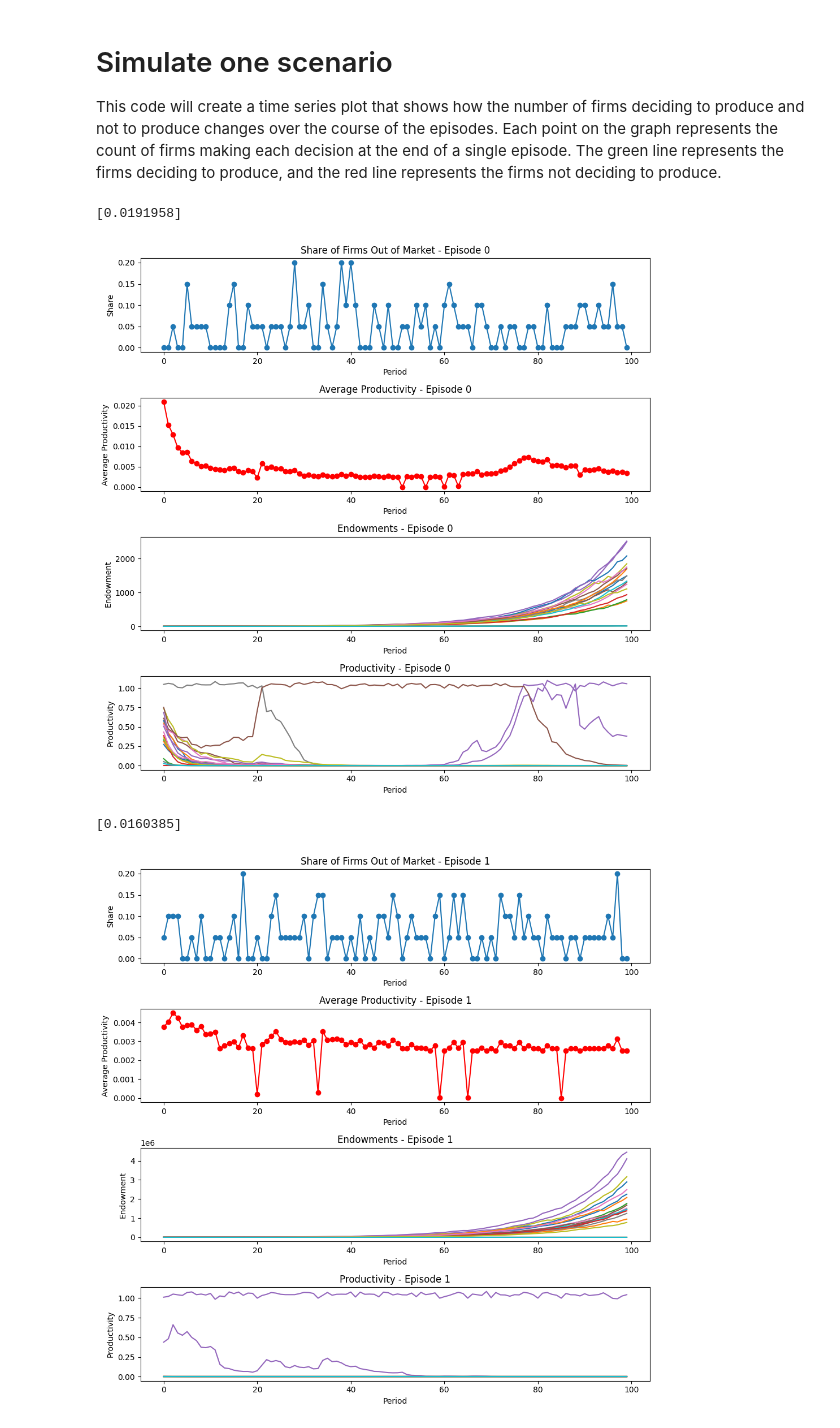
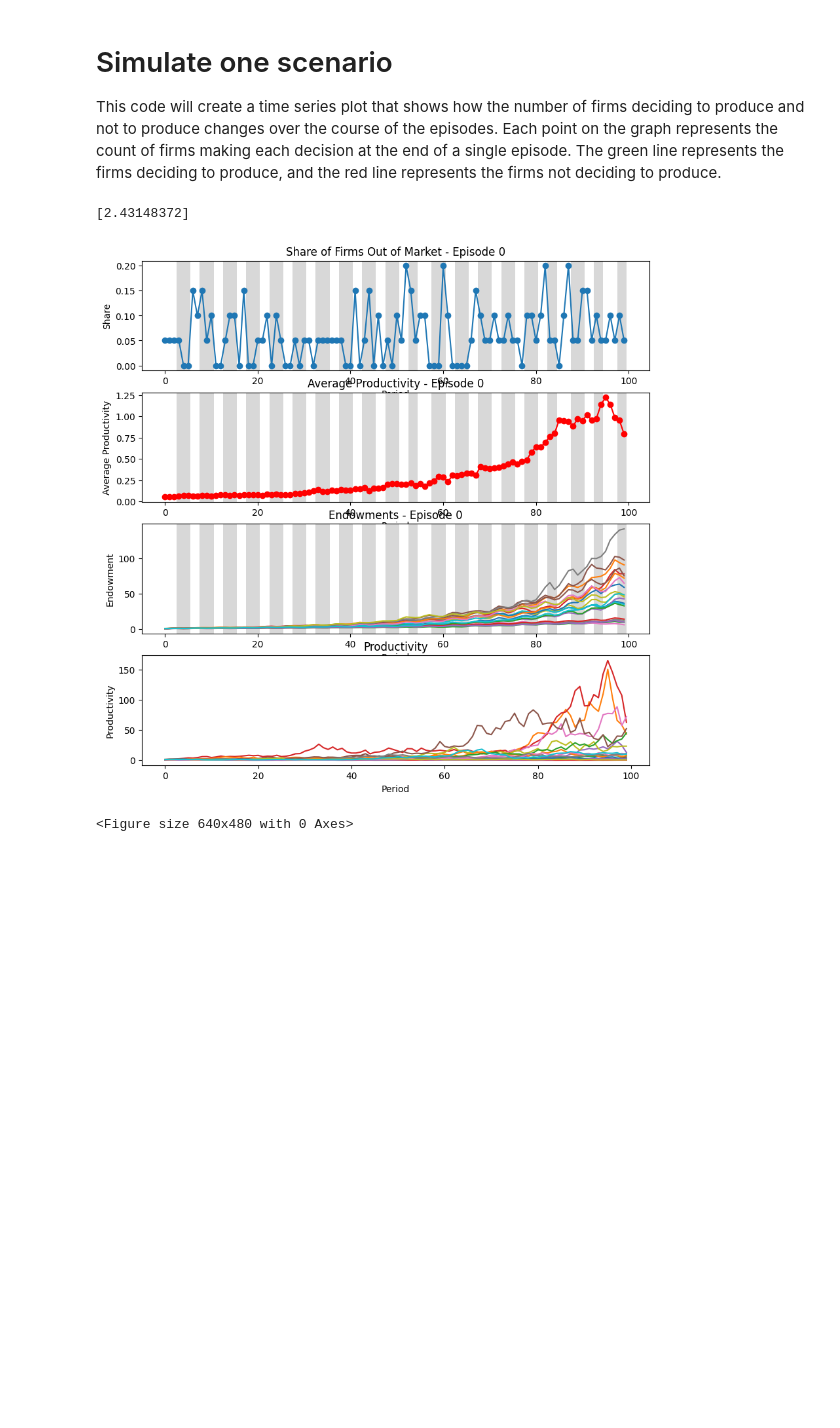
Before and after one commit to RickyJ99/master-thesis-cleansing-effect, a Jupyter notebook: agent_reinforcment learning.ipynb, the cells around one changed output. Cells and saved outputs as stored; diff of their text form; code cells hidden in the pictures; blank space fills up the shorter version.

Commit message:
plots update

```diff
--- a/agent_reinforcment learning.ipynb
+++ b/agent_reinforcment learning.ipynb
@@ -248,13 +252,13 @@ def update_model(state, action, rewards, model, productivity):
     with tf.device("/GPU:0"):
         with tf.GradientTape() as tape:
             state_tensor = tf.convert_to_tensor(state, dtype=tf.float32)
-            avg_productivity_tensor = tf.convert_to_tensor(
+            productivity_tensor = tf.convert_to_tensor(
                 productivity, dtype=tf.float32
             )
             # Reshape tensors to have compatible shapes for concatenation
             state_tensor = tf.reshape(state_tensor, (1, -1))
-            avg_productivity_tensor = tf.reshape(avg_productivity_tensor, (1, -1))
-            combined_input = tf.concat([state_tensor, avg_productivity_tensor], axis=1)
+            productivity_tensor = tf.reshape(productivity_tensor, (1, -1))
+            combined_input = tf.concat([state_tensor, productivity_tensor], axis=1)
             logits = model(
                 tf.convert_to_tensor(combined_input, dtype=tf.float32)
             )
@@ -330,7 +334,7 @@ for episode in range(num_episodes):
 In summary, this code block runs a reinforcement learning loop where the AI firm interacts with the environment for a specified number of episodes and learns to make better decisions over time. The AI firm's actions are based on its current state (firm's endowments), and it accumulates rewards by making decisions in each time period. The AI model is updated using the collected experiences to improve its decision-making capabilities.
 # %%
 # Training the AI Firm
-num_episodes = 10
+num_episodes = 200
 def traning(num_episodes):
     for episode in range(num_episodes):
         # Reinforcement Learning Setup
@@ -355,7 +359,7 @@ def traning(num_episodes):
                 # Compute action for this firm
                 actions.append(action)
 
-            rewards, next_state = env.step(
+            rewards, next_state, productivity = env.step(
                 actions
             )  # All firms take their actions, compute rewards
             for firm_index in range(env.num_firms):
@@ -364,7 +368,7 @@ def traning(num_episodes):
                     actions[firm_index],
                     rewards[firm_index],
                     firm_models[firm_index],
-                    env.productivity[firm_index]
+                    productivity[firm_index]
                 )
 
                 state[firm_index] = next_state[
@@ -411,7 +415,7 @@ INFO:tensorflow:Assets written to: models/firm_model_5/assets
 # %%
 # Compile the loaded model with the same configuration as during training
 optimizer   = Adam(learning_rate = 0.01)  # Use the same optimizer configuration as during training
-env         = FirmEnvironment(20, 100, 10, 2)
+env         = FirmEnvironment(20, 100)
 
 # Load individual firm models using SavedModel format
 loaded_firm_models = []
@@ -468,20 +472,21 @@ def simulate_and_plot(num_episodes, firm_models, env):
                     )
                 actions.append(action)
 
-            rewards, next_state = env.step(actions)
+            rewards, next_state, productivity = env.step(actions)
 
             share_out_of_market_series.append(((env.num_firms - np.count_nonzero(env.production)) / (env.num_firms)))
             avg_productivity_series.append(env.avg_productivity)
-            productivity_series.append(env.productivity)
+            productivity_series.append(productivity)
             endowments_series.append(next_state)
-            cycle.append(env.recession)
+            cycle.append(False if env.recession>=0 else True)
 
         # Append the episode results
         episode_results.append({
             "avg_productivity_series": avg_productivity_series,
             "endowments_series": endowments_series,
             "share_out_of_market_series": share_out_of_market_series,
-            "productivity_series": productivity_series
+            "productivity_series": productivity_series,
+            "cycle":   cycle
         })
 
     # Plot the time series data for each episode
@@ -490,39 +495,50 @@ def simulate_and_plot(num_episodes, firm_models, env):
         endowments_series = results["endowments_series"]
         share_out_of_market_series = results["share_out_of_market_series"]
         productivity_series = results['productivity_series']
+        cycle               = results['cycle']
         print(np.correlate(avg_productivity_series, share_out_of_market_series))
         plt.figure(figsize=(10, 10))
         plt.subplot(4, 1, 1)
         plt.plot(share_out_of_market_series, marker='o')
+        # Plot the recession cycles as grey shaded areas
+        for i, is_recession in enumerate(cycle):
+            if is_recession:
+                plt.axvspan(i - 0.5, i + 0.5, facecolor='grey', alpha=0.3)
         plt.title(f"Share of Firms Out of Market - Episode {episode}")
         plt.xlabel("Period")
         plt.ylabel("Share")
 
         plt.subplot(4, 1, 2)
         plt.plot(avg_productivity_series, marker='o', color='r')
+        for i, is_recession in enumerate(cycle):
+            if is_recession:
+                plt.axvspan(i - 0.5, i + 0.5, facecolor='grey', alpha=0.3)
         plt.title(f"Average Productivity - Episode {episode}")
         plt.xlabel("Period")
         plt.ylabel("Average Productivity")
 
         plt.subplot(4, 1, 3)
         plt.plot(endowments_series)
+        for i, is_recession in enumerate(cycle):
+            if is_recession:
+                plt.axvspan(i - 0.5, i + 0.5, facecolor='grey', alpha=0.3)
         plt.title(f"Endowments - Episode {episode}")
         plt.xlabel("Period")
         plt.ylabel("Endowment")
 
         plt.subplot(4, 1, 4)
         plt.plot(productivity_series)
-        plt.title(f"Productivity - Episode {episode}")
+        plt.title("Productivity")
         plt.xlabel("Period")
         plt.ylabel("Productivity")
+        plt.show()
 
         plt.tight_layout()
         plt.show()
-
+env         = FirmEnvironment(20, 100)
 # Call the simulate_and_plot function with the desired number of episodes and the firm_models array
-simulate_and_plot(num_episodes = 3, firm_models = firm_models, env = env)
+simulate_and_plot(num_episodes = 1, firm_models = firm_models, env = env)
 # %% [output]
-[0.0191958]
+[2.43148372]
-[figure, old version]
+[figure, new version]
-[0.0160385]
+<Figure size 640x480 with 0 Axes>
-[figure, removed]
```
Also changed, not shown: parts of 3 cells of this notebook.
